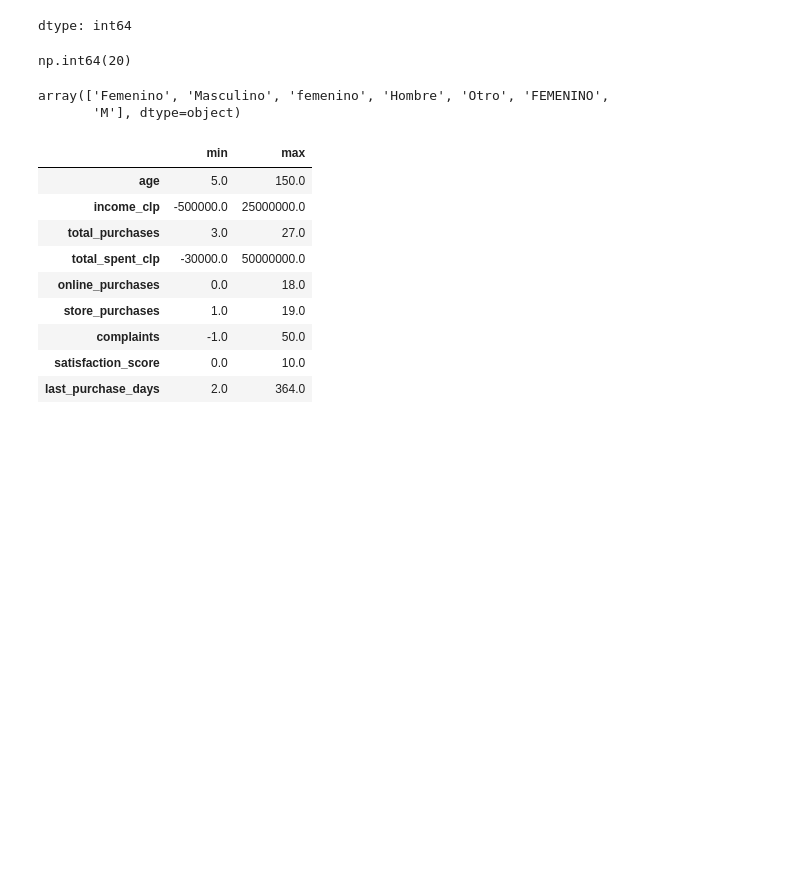
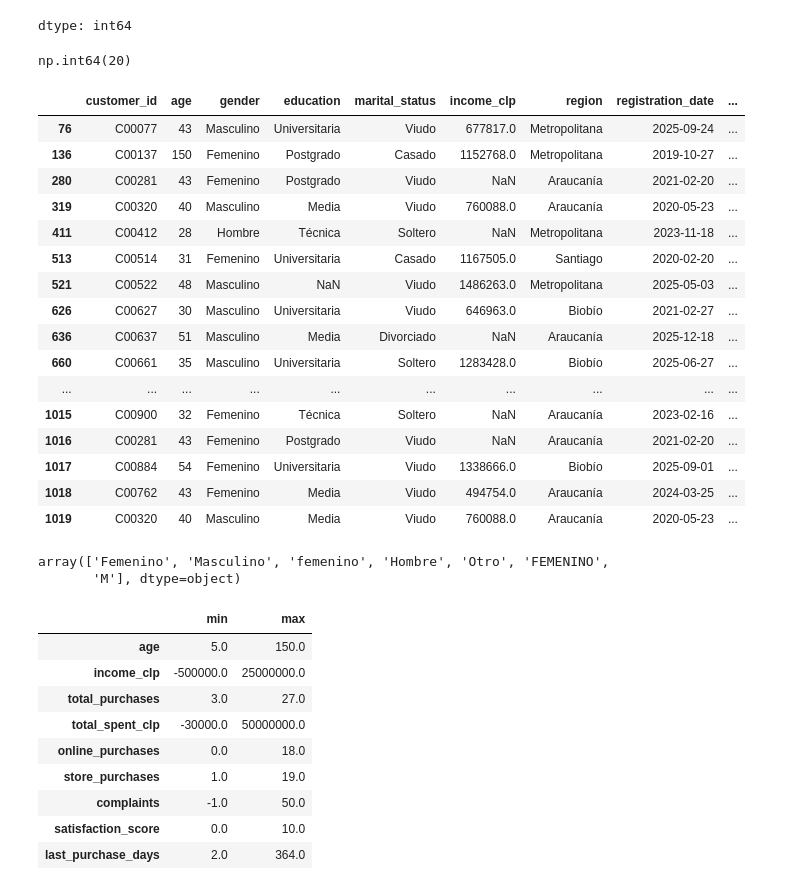
Before and after one commit to fernandouribeu/analisis_datos, a Jupyter notebook: Laboratorio_1_Notebook_Template.ipynb, the cells around one changed output. Cells and saved outputs as stored; diff of their text form; code cells hidden in the pictures; blank space fills up the shorter version.

```diff
--- a/Laboratorio_1_Notebook_Template.ipynb
+++ b/Laboratorio_1_Notebook_Template.ipynb
@@ -201,6 +201,26 @@ dtype: int64
 df.duplicated().sum()
 # %% [output]
 np.int64(20)
+# %%
+df[df.duplicated(keep=False)]
+# %% [output]
+|  | customer_id | age | gender | education | marital_status | income_clp | region | registration_date | ... |
+| 76 | C00077 | 43 | Masculino | Universitaria | Viudo | 677817.0 | Metropolitana | 2025-09-24 | ... |
+| 136 | C00137 | 150 | Femenino | Postgrado | Casado | 1152768.0 | Metropolitana | 2019-10-27 | ... |
+| 280 | C00281 | 43 | Femenino | Postgrado | Viudo | NaN | Araucanía | 2021-02-20 | ... |
+| 319 | C00320 | 40 | Masculino | Media | Viudo | 760088.0 | Araucanía | 2020-05-23 | ... |
+| 411 | C00412 | 28 | Hombre | Técnica | Soltero | NaN | Metropolitana | 2023-11-18 | ... |
+| 513 | C00514 | 31 | Femenino | Universitaria | Casado | 1167505.0 | Santiago | 2020-02-20 | ... |
+| 521 | C00522 | 48 | Masculino | NaN | Viudo | 1486263.0 | Metropolitana | 2025-05-03 | ... |
+| 626 | C00627 | 30 | Masculino | Universitaria | Viudo | 646963.0 | Biobío | 2021-02-27 | ... |
+| 636 | C00637 | 51 | Masculino | Media | Divorciado | NaN | Araucanía | 2025-12-18 | ... |
+| 660 | C00661 | 35 | Masculino | Universitaria | Soltero | 1283428.0 | Biobío | 2025-06-27 | ... |
+| ... | ... | ... | ... | ... | ... | ... | ... | ... | ... |
+| 1015 | C00900 | 32 | Femenino | Técnica | Soltero | NaN | Araucanía | 2023-02-16 | ... |
+| 1016 | C00281 | 43 | Femenino | Postgrado | Viudo | NaN | Araucanía | 2021-02-20 | ... |
+| 1017 | C00884 | 54 | Femenino | Universitaria | Viudo | 1338666.0 | Biobío | 2025-09-01 | ... |
+| 1018 | C00762 | 43 | Femenino | Media | Viudo | 494754.0 | Araucanía | 2024-03-25 | ... |
+| 1019 | C00320 | 40 | Masculino | Media | Viudo | 760088.0 | Araucanía | 2020-05-23 | ... |
 # %%
 #inconsistencias categóricas;
 df['gender'].unique()
```
Also changed, not shown: parts of 1 cell of this notebook.
